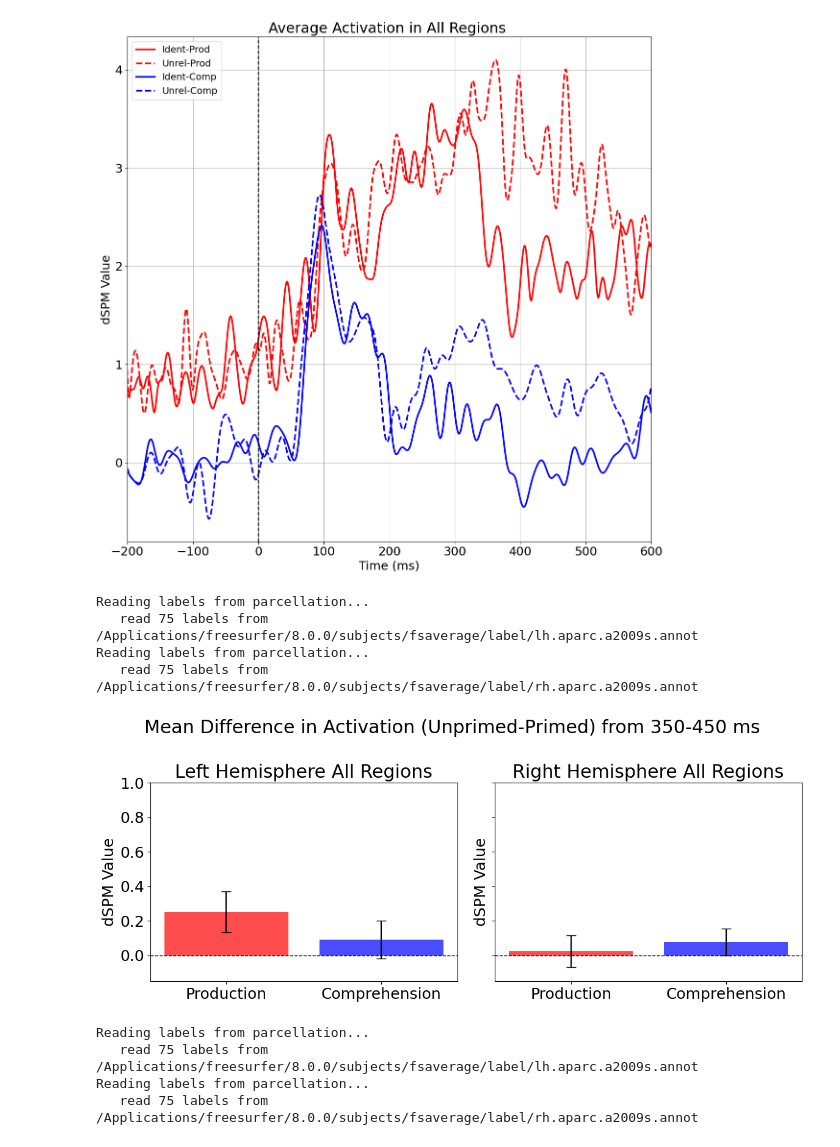
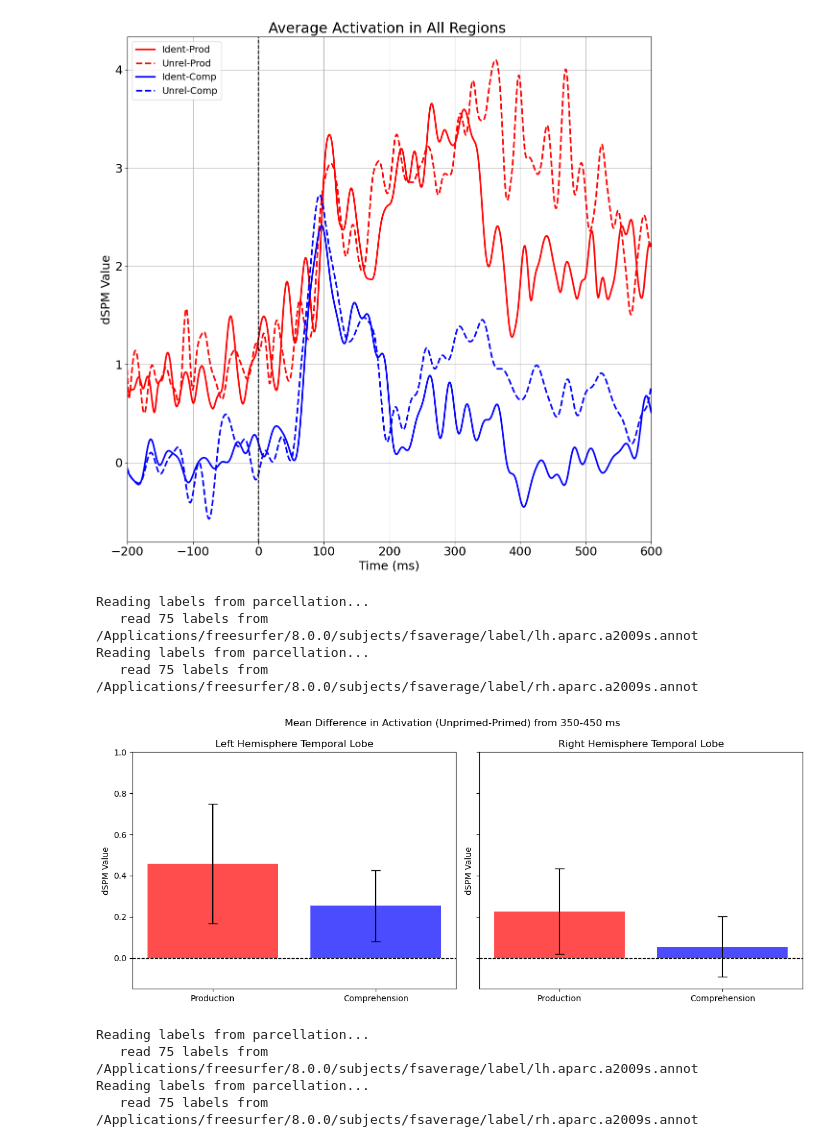
Before and after one commit to audreylaun/meg, a Jupyter notebook: Plotting/source_plots.ipynb, the cells around one changed output. Saved outputs shown, nothing was run; the diff lists cells and outputs as text; code cells hidden in the pictures.

```diff
--- a/Plotting/source_plots.ipynb
+++ b/Plotting/source_plots.ipynb
@@ -563,19 +554,19 @@ Reading labels from parcellation...
 # %%
 plot_roi_ga_bar_bihemi(
     ident_prod_stcs,
     unrel_prod_stcs,
     ident_comp_stcs,
     unrel_comp_stcs,
-    region="all",
+    region="temporal",
     tmin=350,
     tmax=450,
 )
 # %% [output]
 Reading labels from parcellation...
    read 75 labels from /Applications/freesurfer/8.0.0/subjects/fsaverage/label/lh.aparc.a2009s.annot
 Reading labels from parcellation...
    read 75 labels from /Applications/freesurfer/8.0.0/subjects/fsaverage/label/rh.aparc.a2009s.annot
-[figure, old version]
+[figure, new version]
 # %%
 plot_roi_ga_bar_bihemi(
     ident_prod_stcs,
```
Also changed, not shown: parts of 9 cells of this notebook, 8 other files.
